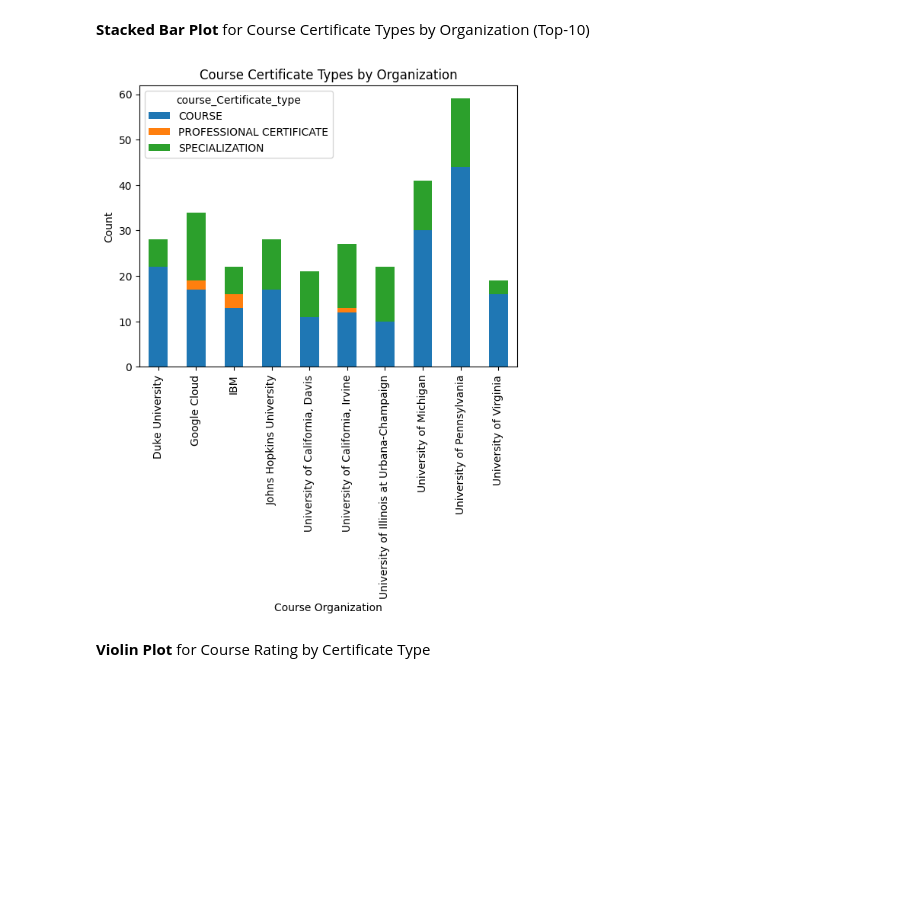
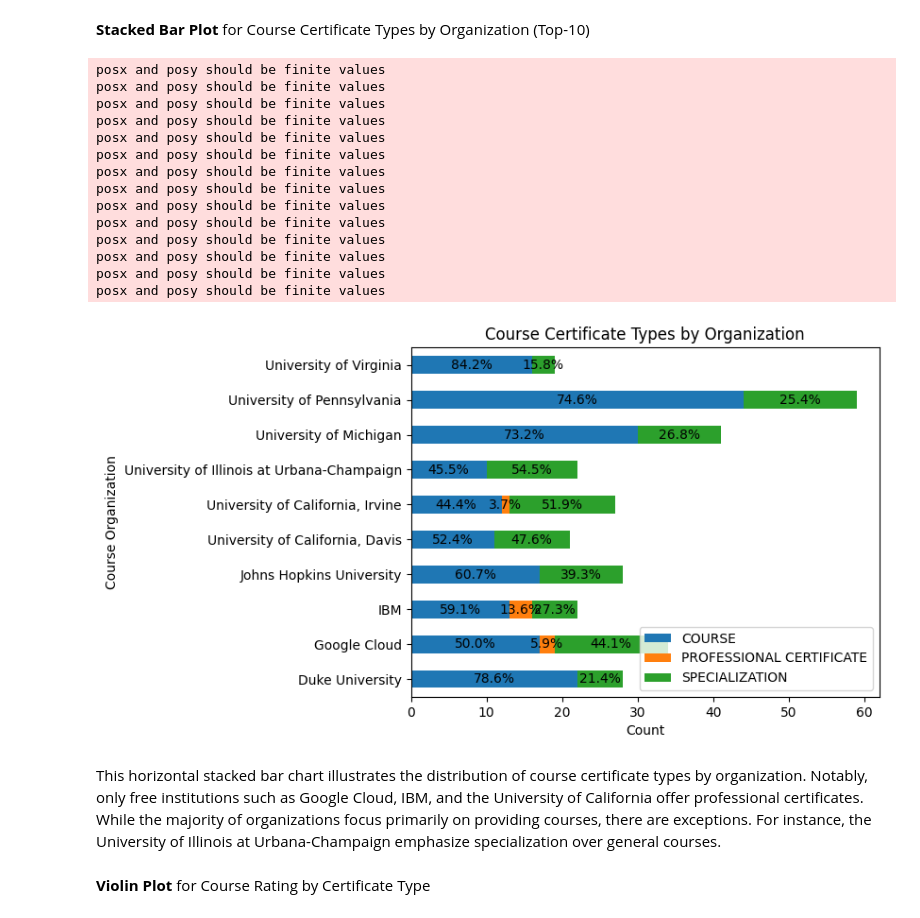
Before and after one commit to tomasp62452/1_model_4_sprint, a Jupyter notebook: visualization.ipynb, the cells around one changed output. Saved outputs shown, nothing was run; the diff lists cells and outputs as text; code cells hidden in the pictures; blank space fills up the shorter version.

```diff
--- a/visualization.ipynb
+++ b/visualization.ipynb
@@ -279,19 +310,48 @@ plt.title("Course Difficulty by Organization");
 # %%
 df_top_10 = df[
     df['course_organization'].isin(
-        df['course_organization'].value_counts().nlargest(10).index)]
+        df['course_organization'].value_counts().nlargest(10).index)
+]
 
 pivot_table = pd.pivot_table(df_top_10,
                              index="course_organization",
                              columns="course_Certificate_type",
                              values="course_title",
                              aggfunc="count")
-pivot_table.plot(kind="bar", stacked=True)
+
+
+pivot_table.plot(kind="barh", stacked=True)
+
+for i, row in enumerate(pivot_table.iterrows()):
+    org, counts = row
+    for j, count in enumerate(counts):
+        percentage = (count / counts.sum()) * 100
+        plt.text(counts.cumsum()[j] - (count / 2), i, f"{percentage:.1f}%", ha="center", va="center")
+
+
+plt.legend(loc="lower right")
 plt.title("Course Certificate Types by Organization")
-plt.xlabel("Course Organization")
-plt.ylabel("Count");
+plt.xlabel("Count")
+plt.ylabel("Course Organization")
+plt.show();
 # %% [output]
+posx and posy should be finite values
+posx and posy should be finite values
+posx and posy should be finite values
+posx and posy should be finite values
+posx and posy should be finite values
+posx and posy should be finite values
+posx and posy should be finite values
+posx and posy should be finite values
+posx and posy should be finite values
+posx and posy should be finite values
+posx and posy should be finite values
+posx and posy should be finite values
+posx and posy should be finite values
+posx and posy should be finite values
-[figure, old version]
+[figure, new version]
+# %% [markdown]
+This horizontal stacked bar chart illustrates the distribution of course certificate types by organization. Notably, only free institutions such as Google Cloud, IBM, and the University of California offer professional certificates. While the majority of organizations focus primarily on providing courses, there are exceptions. For instance, the University of Illinois at Urbana-Champaign emphasize specialization over general courses.
 # %% [markdown]
 **Violin Plot** for Course Rating by Certificate Type
 # %%
```
Also changed, not shown: parts of 13 cells of this notebook.
